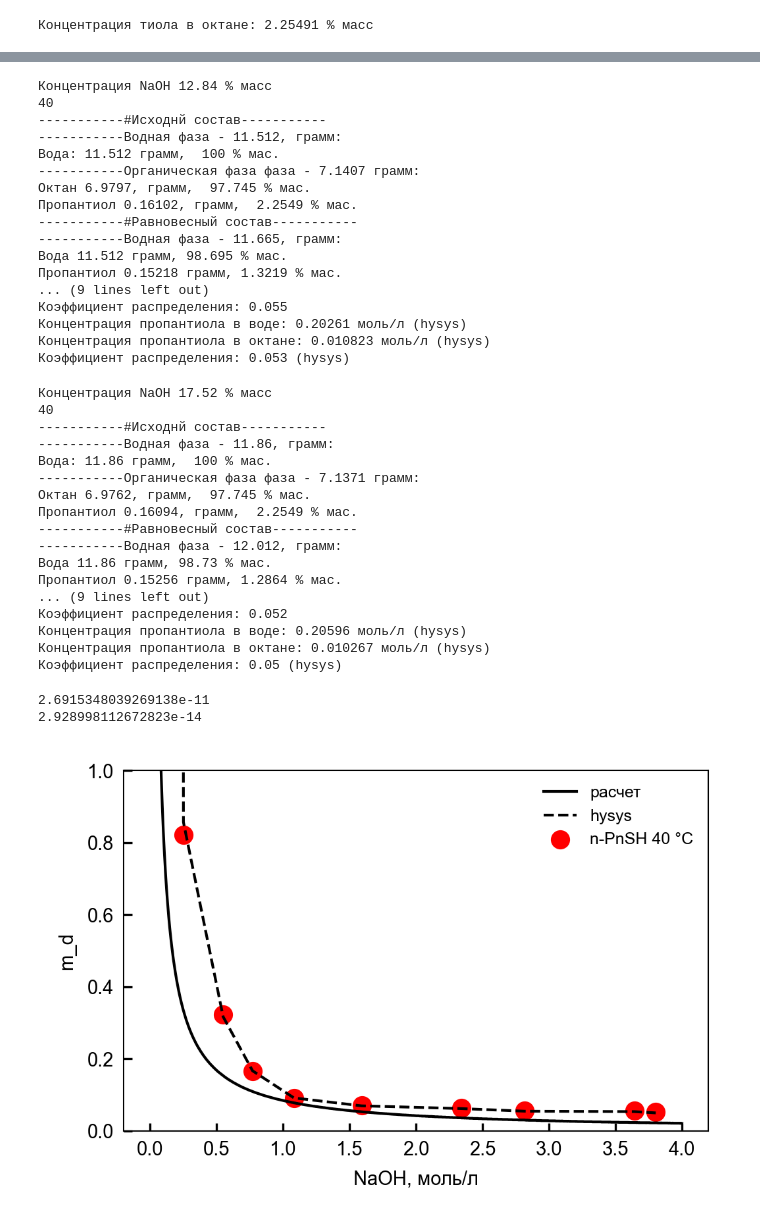
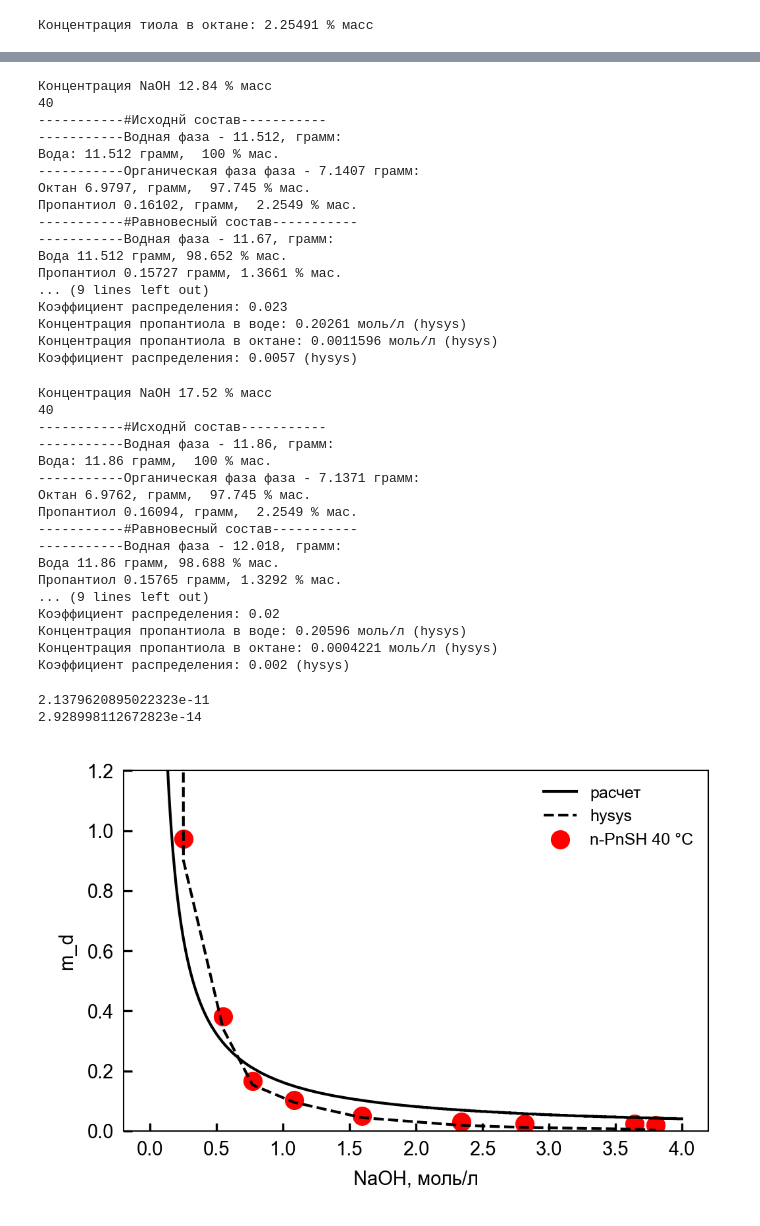
Before and after one commit to seishiru98/exp, a Jupyter notebook: equilibrium40.ipynb, the cells around one changed output, grey strips where cells are left out. Saved outputs shown, nothing was run; the diff lists cells and outputs as text; code cells hidden in the pictures.

```diff
--- a/equilibrium40.ipynb
+++ b/equilibrium40.ipynb
@@ -411,7 +410,7 @@ print(f'Коэффициент распределения: {m_8_40_hysys:.2g} (h
 # %%
 print(f'Концентрация NaOH 10.18 % масс')
 print(f'40')
-exp10_40 = main.exp_calc(16.4635, 1.4885, 27.7406, 36.3746, feed_pnsh_frac, 0.0527)
+exp10_40 = main.exp_calc(16.4635, 1.4885, 27.7406, 36.3746, feed_pnsh_frac, 0.0227)
 
 print('-----------##Равновесный состав по hysys-----------')
 equilibrium_aqueous_phase_mass_hysys_10_40, frac_aqueous_phase_hysys_10_40 = 0.1480, 1.392985
@@ -443,7 +442,7 @@ C_pnsh_on_aqueous_phase_10_40_hysys = pnsh_frac_aqueous_phase_10_40_hysys * rho_
 print(f'Концентрация пропантиола в воде: {C_pnsh_on_aqueous_phase_10_40_hysys:.5g} моль/л (hysys)')
 
 pnsh_frac_liquid_phase_10_40_hysys = frac_liquid_phase_hysys_10_40 / 100
-C_pnsh_on_liquid_phase_10_40_hysys = pnsh_frac_liquid_phase_10_40 * rho_liquid_phase_10_40 / MW_pnsh
+C_pnsh_on_liquid_phase_10_40_hysys = pnsh_frac_liquid_phase_10_40_hysys * rho_liquid_phase_10_40 / MW_pnsh
 print(f'Концентрация пропантиола в октане: {C_pnsh_on_liquid_phase_10_40_hysys:.5g} моль/л (hysys)')
 
 m_10_40_hysys = C_pnsh_on_liquid_phase_10_40_hysys / C_pnsh_on_aqueous_phase_10_40_hysys
@@ -469,7 +468,7 @@ print(f'Коэффициент распределения: {m_10_40_hysys:.2g} (
 # %%
 print(f'Концентрация NaOH 12.84 % масс')
 print(f'40')
-exp13_40 = main.exp_calc(16.6960, 1.4831, 28.2084, 36.8322, feed_pnsh_frac, 0.0521)
+exp13_40 = main.exp_calc(16.6960, 1.4831, 28.2084, 36.8322, feed_pnsh_frac, 0.0221)
 
 print('-----------##Равновесный состав по hysys-----------')
 equilibrium_aqueous_phase_mass_hysys_13_40, frac_aqueous_phase_hysys_13_40 = 0.160091, 1.371655
@@ -501,7 +500,7 @@ C_pnsh_on_aqueous_phase_13_40_hysys = pnsh_frac_aqueous_phase_13_40_hysys * rho_
 print(f'Концентрация пропантиола в воде: {C_pnsh_on_aqueous_phase_13_40_hysys:.5g} моль/л (hysys)')
 
 pnsh_frac_liquid_phase_13_40_hysys = frac_liquid_phase_hysys_13_40 / 100
-C_pnsh_on_liquid_phase_13_40_hysys = pnsh_frac_liquid_phase_13_40 * rho_liquid_phase_13_40 / MW_pnsh
+C_pnsh_on_liquid_phase_13_40_hysys = pnsh_frac_liquid_phase_13_40_hysys * rho_liquid_phase_13_40 / MW_pnsh
 print(f'Концентрация пропантиола в октане: {C_pnsh_on_liquid_phase_13_40_hysys:.5g} моль/л (hysys)')
 
 m_13_40_hysys = C_pnsh_on_liquid_phase_13_40_hysys / C_pnsh_on_aqueous_phase_13_40_hysys
@@ -516,24 +515,24 @@ print(f'Коэффициент распределения: {m_13_40_hysys:.2g} (
 Октан 6.9797, грамм,  97.745 % мас.
 Пропантиол 0.16102, грамм,  2.2549 % мас.
 -----------#Равновесный состав-----------
------------Водная фаза - 11.665, грамм:
-Вода 11.512 грамм, 98.695 % мас.
-Пропантиол 0.15218 грамм, 1.3219 % мас.
+-----------Водная фаза - 11.67, грамм:
+Вода 11.512 грамм, 98.652 % мас.
+Пропантиол 0.15727 грамм, 1.3661 % мас.
 ... (9 lines left out)
-Коэффициент распределения: 0.055
+Коэффициент распределения: 0.023
 Концентрация пропантиола в воде: 0.20261 моль/л (hysys)
-Концентрация пропантиола в октане: 0.010823 моль/л (hysys)
-Коэффициент распределения: 0.053 (hysys)
+Концентрация пропантиола в октане: 0.0011596 моль/л (hysys)
+Коэффициент распределения: 0.0057 (hysys)
 # %%
 print(f'Концентрация NaOH 17.52 % масс')
 print(f'40')
-exp17_40 = main.exp_calc(16.1918, 1.4924, 28.0517, 36.6812, feed_pnsh_frac, 0.0494)
+exp17_40 = main.exp_calc(16.1918, 1.4924, 28.0517, 36.6812, feed_pnsh_frac, 0.0194)
 
 print('-----------##Равновесный состав по hysys-----------')
 equilibrium_aqueous_phase_mass_hysys_17_40, frac_aqueous_phase_hysys_17_40 = 0.160599, 1.336082
 print(f'{equilibrium_aqueous_phase_mass_hysys_17_40:.5g} грамм, {frac_aqueous_phase_hysys_17_40:.5g} % масс пропантиола в воде')
 
-equilibrium_liquid_phase_mass_hysys_17_40, frac_liquid_phase_hysys_17_40 = 0.000337, 0.0004824
+equilibrium_liquid_phase_mass_hysys_17_40, frac_liquid_phase_hysys_17_40 = 0.000337, 0.004824
 print(f'{equilibrium_liquid_phase_mass_hysys_17_40:.5g} грамм, {frac_liquid_phase_hysys_17_40:.5g} % масс пропантиола в октане')
 
 NaOH_frac_aqueous_phase_17_40 = 12.84 / 100
@@ -559,7 +558,7 @@ C_pnsh_on_aqueous_phase_17_40_hysys = pnsh_frac_aqueous_phase_17_40_hysys * rho_
 print(f'Концентрация пропантиола в воде: {C_pnsh_on_aqueous_phase_17_40_hysys:.5g} моль/л (hysys)')
 
 pnsh_frac_liquid_phase_17_40_hysys = frac_liquid_phase_hysys_17_40 / 100
-C_pnsh_on_liquid_phase_17_40_hysys = pnsh_frac_liquid_phase_17_40 * rho_liquid_phase_17_40 / MW_pnsh
+C_pnsh_on_liquid_phase_17_40_hysys = pnsh_frac_liquid_phase_17_40_hysys * rho_liquid_phase_17_40 / MW_pnsh
 print(f'Концентрация пропантиола в октане: {C_pnsh_on_liquid_phase_17_40_hysys:.5g} моль/л (hysys)')
 
 m_17_40_hysys = C_pnsh_on_liquid_phase_17_40_hysys / C_pnsh_on_aqueous_phase_17_40_hysys
@@ -574,21 +573,21 @@ print(f'Коэффициент распределения: {m_17_40_hysys:.2g} (
 Октан 6.9762, грамм,  97.745 % мас.
 Пропантиол 0.16094, грамм,  2.2549 % мас.
 -----------#Равновесный состав-----------
------------Водная фаза - 12.012, грамм:
-Вода 11.86 грамм, 98.73 % мас.
-Пропантиол 0.15256 грамм, 1.2864 % мас.
+-----------Водная фаза - 12.018, грамм:
+Вода 11.86 грамм, 98.688 % мас.
+Пропантиол 0.15765 грамм, 1.3292 % мас.
 ... (9 lines left out)
-Коэффициент распределения: 0.052
+Коэффициент распределения: 0.02
 Концентрация пропантиола в воде: 0.20596 моль/л (hysys)
-Концентрация пропантиола в октане: 0.010267 моль/л (hysys)
-Коэффициент распределения: 0.05 (hysys)
+Концентрация пропантиола в октане: 0.0004221 моль/л (hysys)
+Коэффициент распределения: 0.002 (hysys)
 # %%
-K_a = 10**-10.57
+K_a = 10**-10.67
 print(K_a)
 K_w = main.k_w(40)
 print(K_w)
 Na_frac = np.linspace(0, 4, 1000)
-m_d = main.m_calc(Na_frac, pnsh_frac_liquid_phase_40, K_a, K_w, m0)
+m_d = main.m_calc(Na_frac, pnsh_frac_liquid_phase_40, K_a, K_w, m0_hysys)
 
 
 
@@ -597,7 +596,7 @@ Exp_NaOH_frac = np.array([0, C_NaOH_on_aqueous_phase_1_40, C_NaOH_on_aqueous_pha
 Exp_m_d = np.array([m0, m_1_40, m_2_40, m_3_40, m_4_40, m_6_40, m_8_40, m_10_40, m_13_40, m_17_40])
 Exp_m_d_hysys = np.array([m0_hysys, m_1_40_hysys, m_2_40_hysys, m_3_40_hysys, m_4_40_hysys, m_6_40_hysys, m_8_40_hysys, m_10_40_hysys, m_13_40_hysys, m_17_40_hysys])
 # %% [output]
-2.6915348039269138e-11
+2.1379620895022323e-11
 2.928998112672823e-14
 # %%
 def mm_to_inch(mm):
@@ -607,32 +606,32 @@ plt.rcParams.update({
     'font.family': 'sans-serif',
     'font.sans-serif': ['Arial', 'Helvetica'],
     'font.size': 7,
     'axes.linewidth': 0.5,
     'xtick.direction': 'in',
     'ytick.direction': 'in',
     'xtick.major.size': 3,
     'ytick.major.size': 3,
     'figure.dpi': 300,
     'axes.grid': False,
     'lines.linewidth': 1.0,
     'axes.prop_cycle': plt.cycler('color', ['#0072B2', '#D55E00', '#CC79A7', '#F0E442'])
 })
 
 fig_width_mm = 89
 fig_height_mm = 60
 fig, ax = plt.subplots(figsize=(mm_to_inch(fig_width_mm), mm_to_inch(fig_height_mm)))
 
 #ax.set_xlim(0.146, 0.153)
-ax.set_ylim(0, 1.0)
+ax.set_ylim(0, 1.2)
 
 ax.plot(Na_frac, m_d, label='расчет', color='Black', linestyle='-')
 ax.plot(Exp_NaOH_frac, Exp_m_d_hysys, label='hysys', color='Black', linestyle='--')
 ax.scatter(Exp_NaOH_frac, Exp_m_d, label='n-PnSH 40 °С', color='Red', marker='o')
 
 ax.set_xlabel('NaOH, моль/л')
 ax.set_ylabel('m_d')
 leg = ax.legend(frameon=False, fontsize=6)
 
 plt.tight_layout()
 # %% [output]
-[figure, old version]
+[figure, new version]
```
Also changed, not shown: parts of 9 cells of this notebook, 4 other files.
